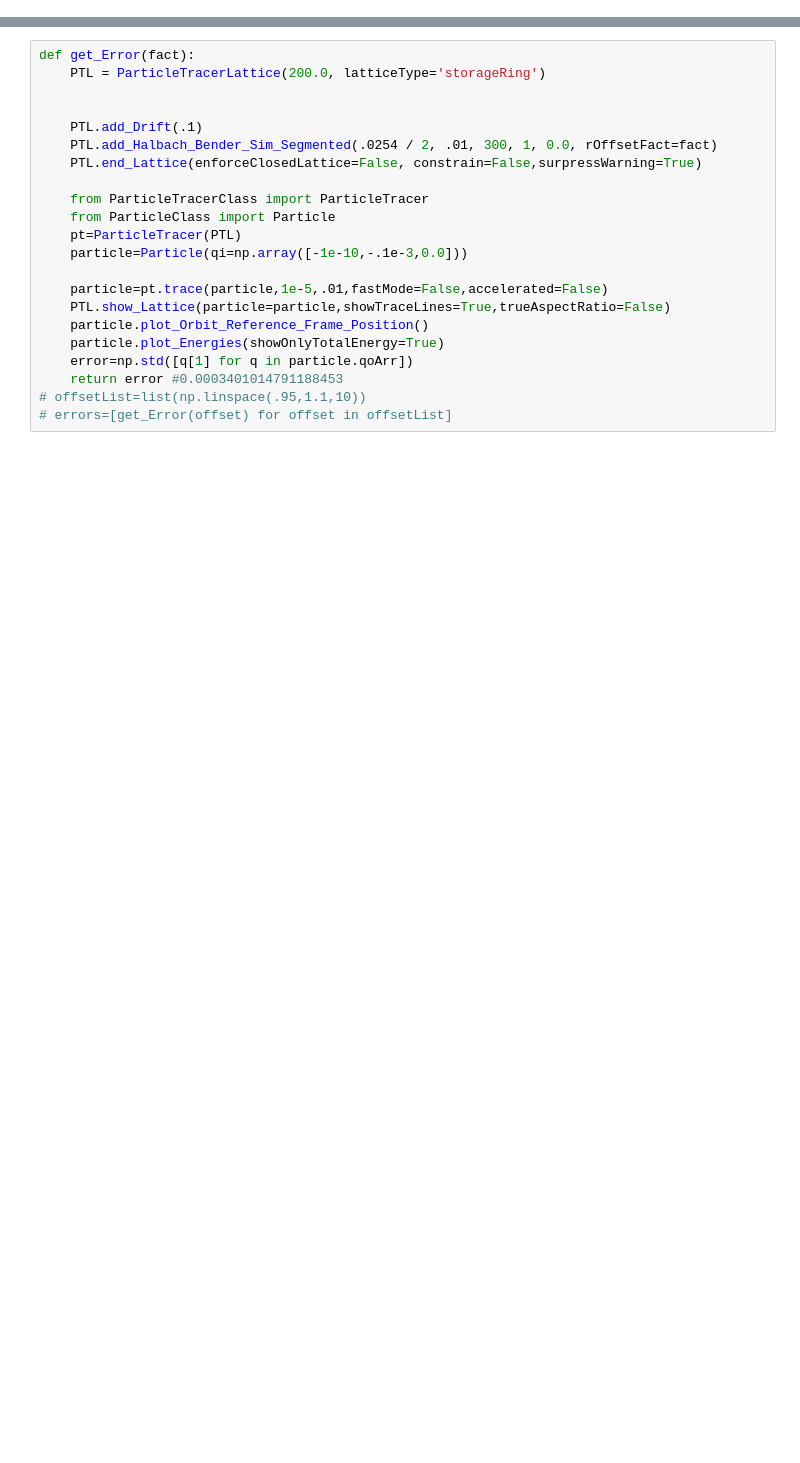
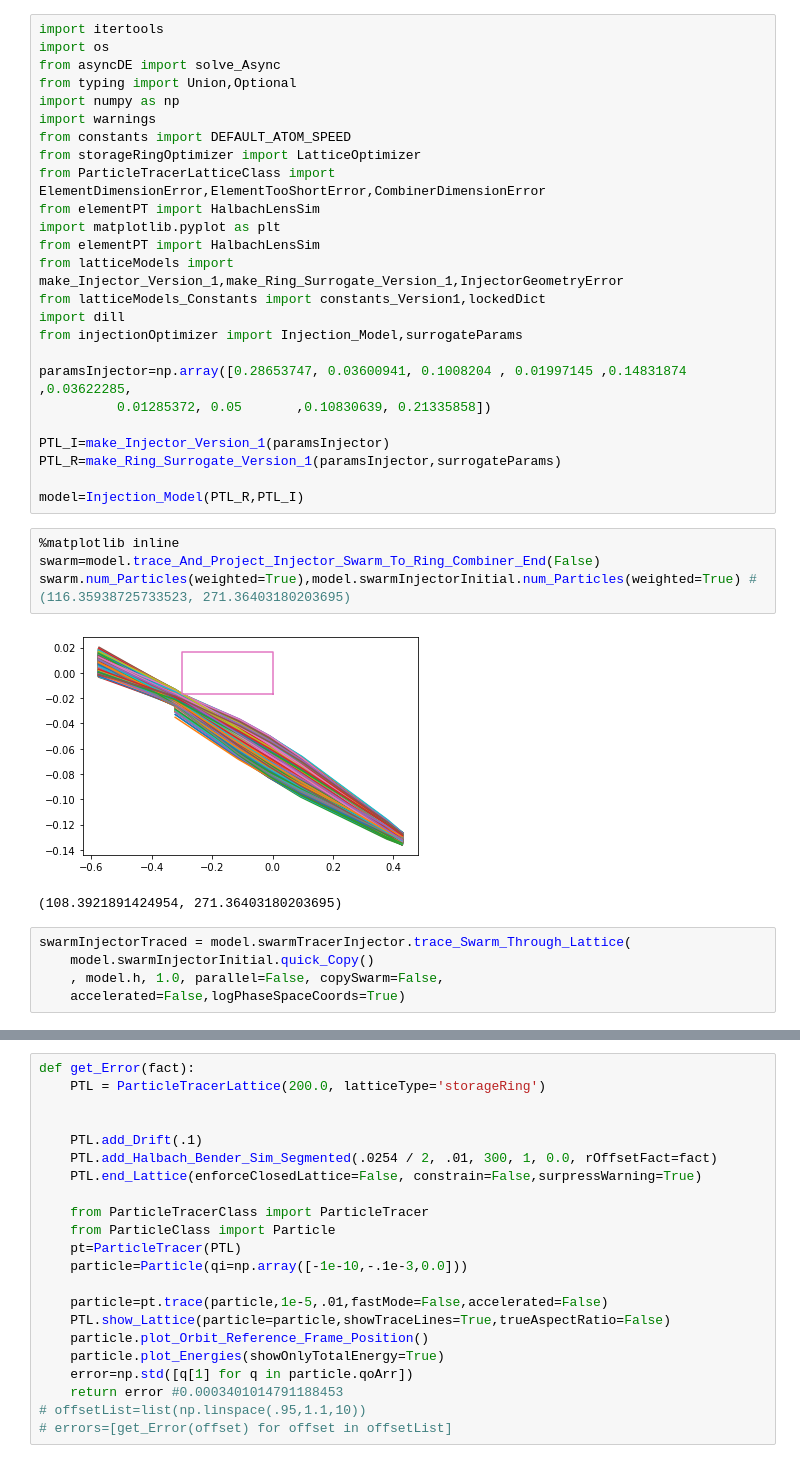
Before and after one commit to BillyTheKidPhysicist/storageRing, a Jupyter notebook: storageRingModel/notebook.ipynb, the cells around one changed output, grey strips where cells are left out. Drawn from its saved outputs; the diff is of its cells as text; blank space fills up the shorter version.

```diff
--- a/storageRingModel/notebook.ipynb
+++ b/storageRingModel/notebook.ipynb
@@ -95,0 +77,37 @@ sol.fun,rOffset #(9.321391417934391e-05, 0.0038778991699218723)
+# %%
+import itertools
+import os
+from asyncDE import solve_Async
+from typing import Union,Optional
+import numpy as np
+import warnings
+from constants import DEFAULT_ATOM_SPEED
+from storageRingOptimizer import LatticeOptimizer
+from ParticleTracerLatticeClass import ElementDimensionError,ElementTooShortError,CombinerDimensionError
+from elementPT import HalbachLensSim
+import matplotlib.pyplot as plt
+from elementPT import HalbachLensSim
+from latticeModels import make_Injector_Version_1,make_Ring_Surrogate_Version_1,InjectorGeometryError
+from latticeModels_Constants import constants_Version1,lockedDict
+import dill
+from injectionOptimizer import Injection_Model,surrogateParams
+
+paramsInjector=np.array([0.28653747, 0.03600941, 0.1008204 , 0.01997145 ,0.14831874 ,0.03622285,
+          0.01285372, 0.05       ,0.10830639, 0.21335858])
+
+PTL_I=make_Injector_Version_1(paramsInjector)
+PTL_R=make_Ring_Surrogate_Version_1(paramsInjector,surrogateParams)
+
+model=Injection_Model(PTL_R,PTL_I)
+# %%
+%matplotlib inline
+swarm=model.trace_And_Project_Injector_Swarm_To_Ring_Combiner_End(False)
+swarm.num_Particles(weighted=True),model.swarmInjectorInitial.num_Particles(weighted=True) #(116.35938725733523, 271.36403180203695)
+# %% [output]
+[figure, added]
+(108.3921891424954, 271.36403180203695)
+# %%
+swarmInjectorTraced = model.swarmTracerInjector.trace_Swarm_Through_Lattice(
+    model.swarmInjectorInitial.quick_Copy()
+    , model.h, 1.0, parallel=False, copySwarm=False,
+    accelerated=False,logPhaseSpaceCoords=True)
```
Also changed, not shown: parts of 23 cells of this notebook, 13 other files.
